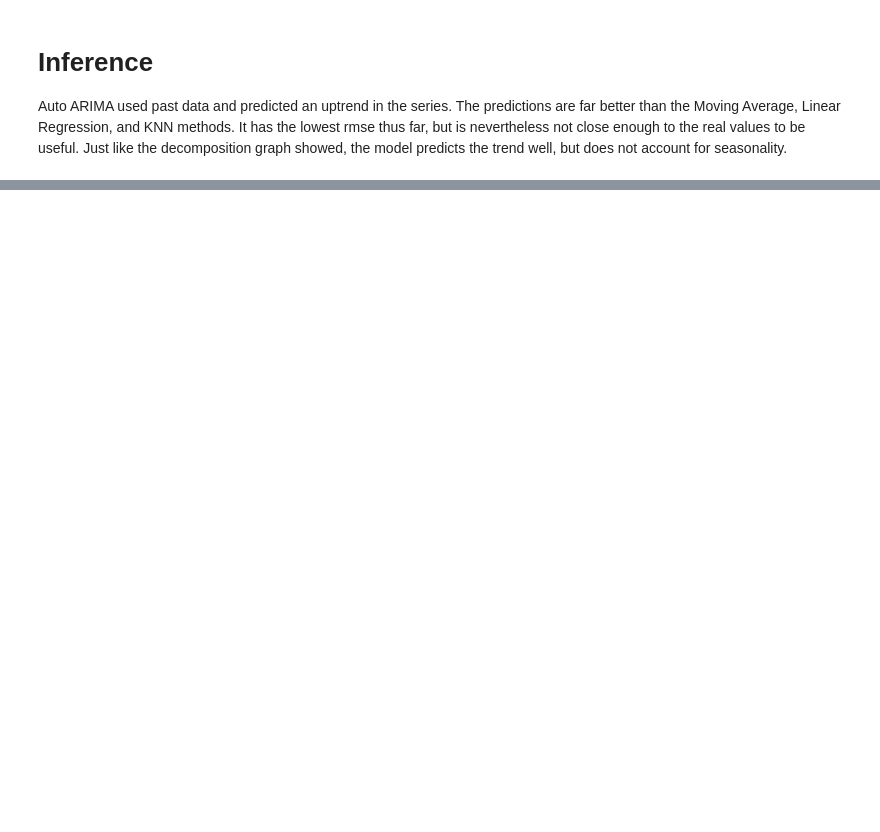
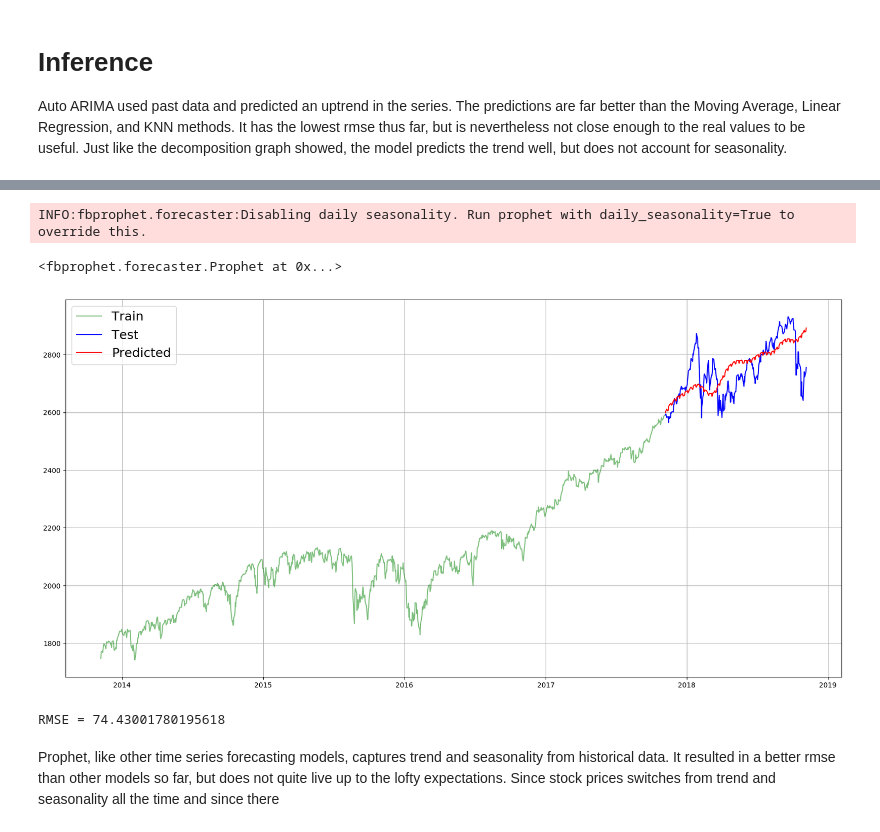
Before and after one commit to nagaraj-h/stock_index_prediction, a Jupyter notebook: spx.ipynb, the cells around one changed output, grey strips where cells are left out. Drawn from its saved outputs; the diff is of its cells as text; code cells hidden in the pictures; blank space fills up the shorter version.

Commit message:
Prophet model completed. Next model to try is LSTM

```diff
--- a/spx.ipynb
+++ b/spx.ipynb
@@ -427,0 +446,10 @@ Auto ARIMA used past data and predicted an uptrend in the series.  The predictio
+# %%
+#create train and test dataframes
+split_length = int(spx.shape[0] * 0.8)
+train = spx.iloc[:split_length][['Close']]
+train['ds'] = spx.iloc[:split_length].index
+train.rename(columns={'Close':'y'}, inplace=True)
+
+test = spx.iloc[split_length:][['Close']]
+test['ds'] = spx.iloc[split_length:].index
+test.rename(columns={'Close':'y'}, inplace=True)
@@ -427,0 +466,22 @@ Auto ARIMA used past data and predicted an uptrend in the series.  The predictio
+# %%
+# fit the model
+model = Prophet()
+model.fit(train)
+# %% [output]
+INFO:fbprophet.forecaster:Disabling daily seasonality. Run prophet with daily_seasonality=True to override this.
+<fbprophet.forecaster.Prophet at 0x...>
+# %%
+close_prices = model.make_future_dataframe(periods=test.shape[0])
+forecast = model.predict(close_prices)
+test['pred'] = forecast.iloc[split_length:]['yhat'].values
+# %%
+train['Close'] = train['y']
+test['Close'] = test['y']
+# %%
+plot_preds(train, test)
+# %% [output]
+[figure, added]
+RMSE = 74.43001780195618
+# %% [markdown]
+Prophet, like other time series forecasting models, captures trend and seasonality from historical data.  It resulted in a better rmse than other models so far, but does not quite live up to the lofty expectations.
+Since stock prices switches from trend and seasonality all the time and since there
```
Also changed, not shown: parts of 11 cells of this notebook.
